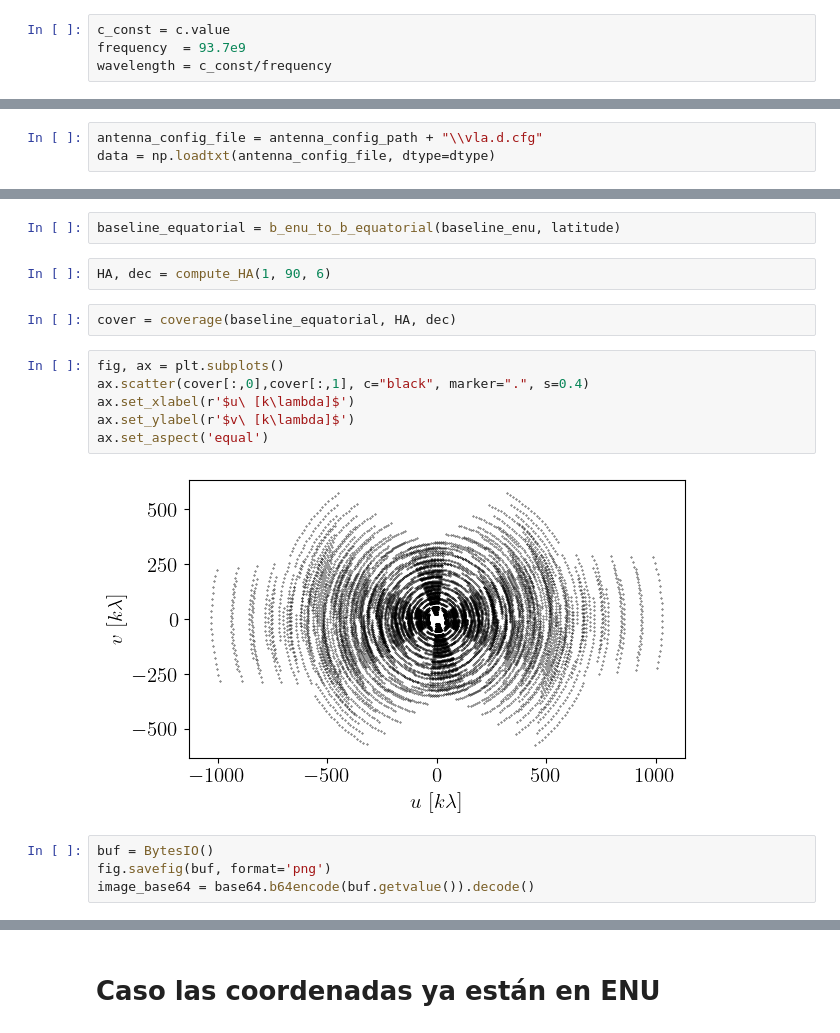
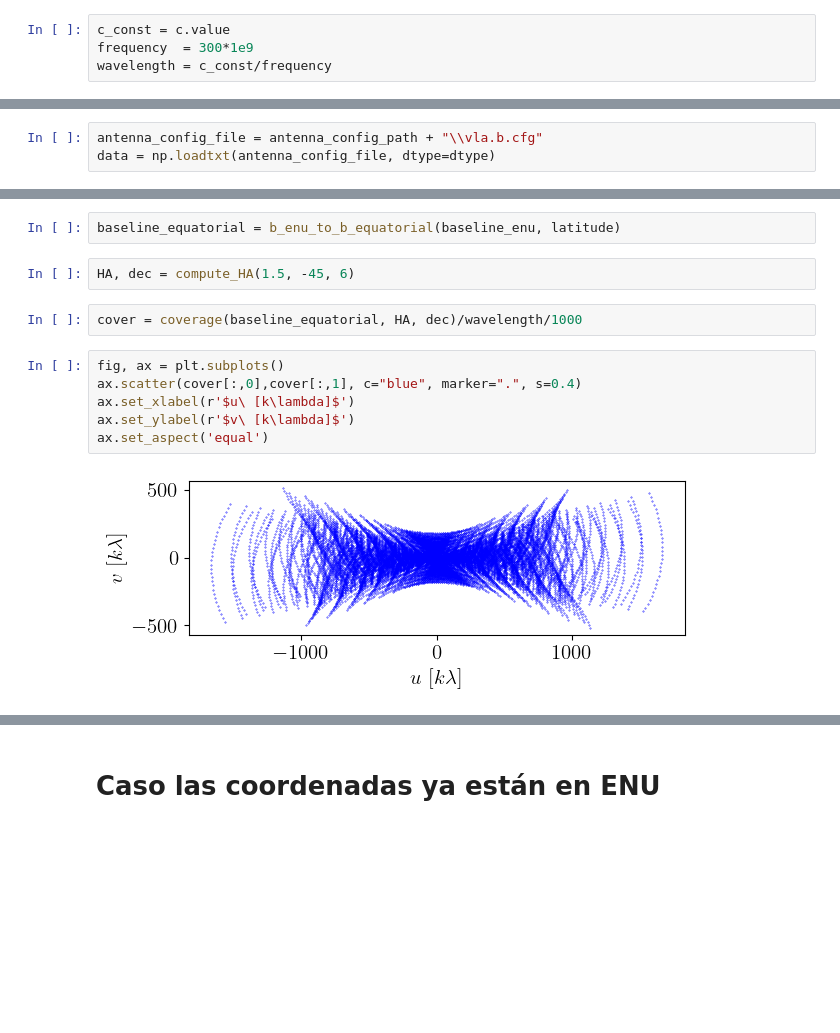
Before and after one commit to MatiasColil/API_Interferometry, a Jupyter notebook: jupyter notebook/interferometer-Copy1.ipynb, the cells around one changed output, grey strips where cells are left out. Saved outputs shown, nothing was run; the diff lists cells and outputs as text; blank space fills up the shorter version.

```diff
--- a/jupyter notebook/interferometer-Copy1.ipynb
+++ b/jupyter notebook/interferometer-Copy1.ipynb
@@ -14,6 +16,6 @@ import base64
 # %%
 c_const = c.value
-frequency  = 93.7e9
+frequency  = 300*1e9
 wavelength = c_const/frequency
 # %%
 SMALL_SIZE = 14
@@ -120,7 +139,7 @@ dtype=[('x','f4'),('y','f4'),('z','f4'),('D','f4'),('id','S5')]
 # %% [markdown]
 # Caso coordenadas no están en ENU
 # %%
-antenna_config_file = antenna_config_path + "\\vla.d.cfg"
+antenna_config_file = antenna_config_path + "\\vla.b.cfg"
 data = np.loadtxt(antenna_config_file, dtype=dtype)
 # %%
 local_xyz = EarthLocation.from_geocentric(data["x"], data["y"], data["z"], u.m)
@@ -146,18 +165,14 @@ baseline_enu = baselines_enu(enu_coords)
 # %%
 baseline_equatorial = b_enu_to_b_equatorial(baseline_enu, latitude)
 # %%
-HA, dec = compute_HA(1, 90, 6)
+HA, dec = compute_HA(1.5, -45, 6)
 # %%
-cover = coverage(baseline_equatorial, HA, dec)
+cover = coverage(baseline_equatorial, HA, dec)/wavelength/1000
 # %%
 fig, ax = plt.subplots()
-ax.scatter(cover[:,0],cover[:,1], c="black", marker=".", s=0.4)
+ax.scatter(cover[:,0],cover[:,1], c="blue", marker=".", s=0.4)
 ax.set_xlabel(r'$u\ [k\lambda]$')
 ax.set_ylabel(r'$v\ [k\lambda]$')
 ax.set_aspect('equal')
 # %% [output]
-[figure, old version]
+[figure, new version]
-# %%
-buf = BytesIO()
-fig.savefig(buf, format='png')
-image_base64 = base64.b64encode(buf.getvalue()).decode()
```
Also changed, not shown: parts of 21 cells of this notebook, 10 other files.
